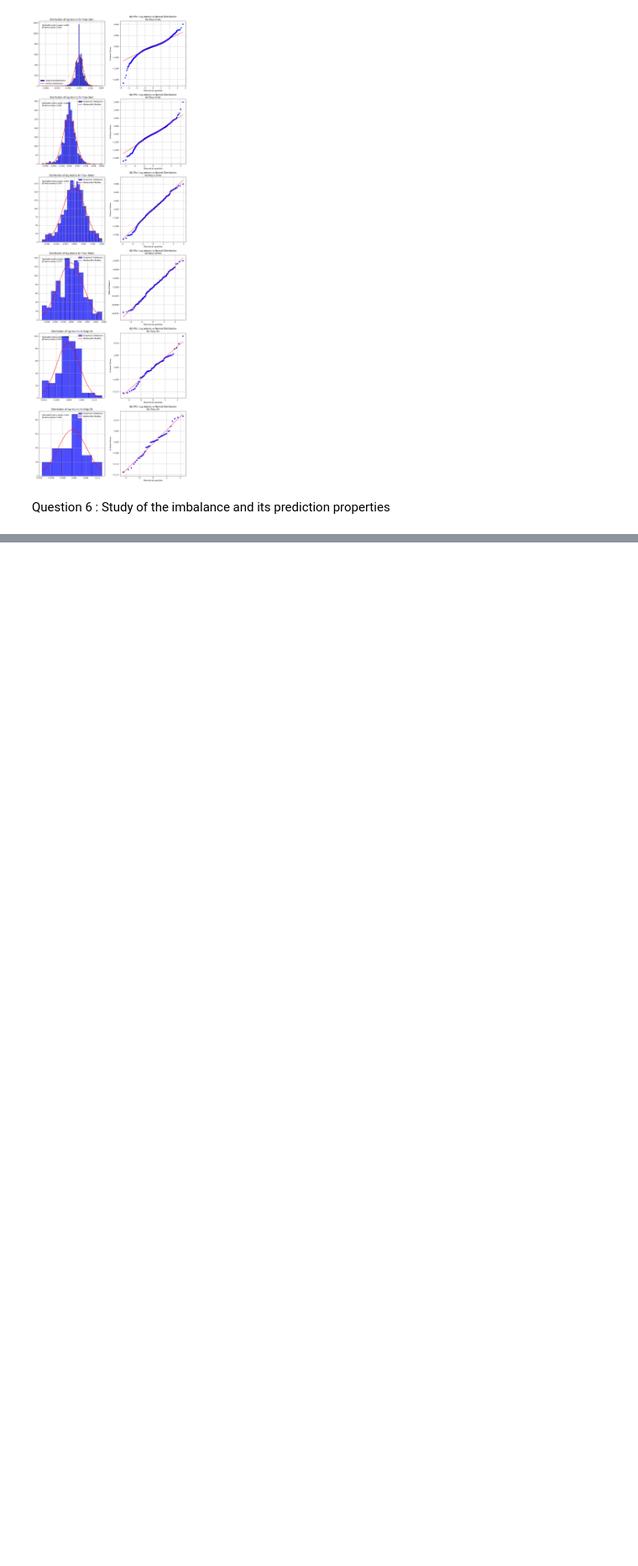
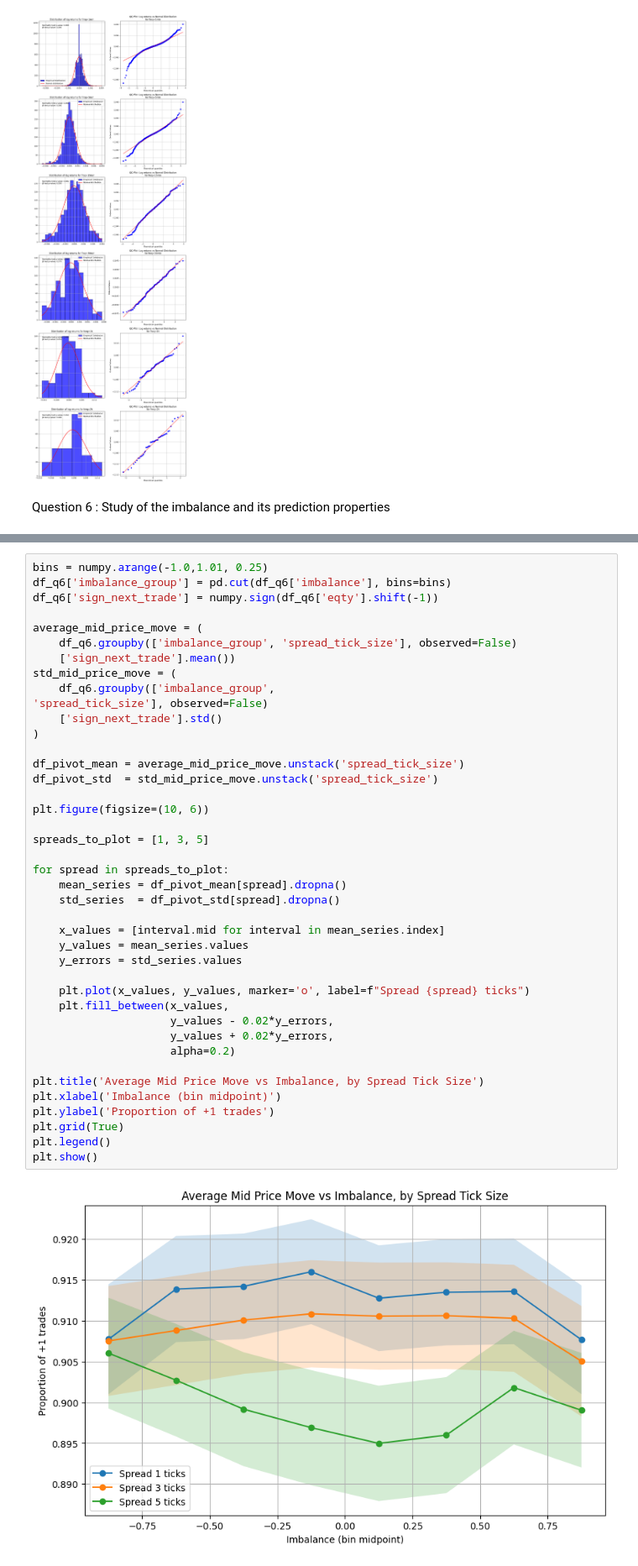
Before and after one commit to ethantrentin/High-Frequency-Data-Limit-Order-Books, a Jupyter notebook: DHF-LAB1-BOISTARD-ROCHE-TRENTIN.ipynb, the cells around one changed output, grey strips where cells are left out. Shown at 84% size. Drawn from its saved outputs; the diff is of its cells as text; blank space fills up the shorter version.

```diff
--- a/DHF-LAB1-BOISTARD-ROCHE-TRENTIN.ipynb
+++ b/DHF-LAB1-BOISTARD-ROCHE-TRENTIN.ipynb
@@ -588,0 +602,43 @@ plt.show()
+# %%
+bins = numpy.arange(-1.0,1.01, 0.25)
+df_q6['imbalance_group'] = pd.cut(df_q6['imbalance'], bins=bins)
+df_q6['sign_next_trade'] = numpy.sign(df_q6['eqty'].shift(-1))
+
+average_mid_price_move = (
+    df_q6.groupby(['imbalance_group', 'spread_tick_size'], observed=False)
+    ['sign_next_trade'].mean())
+std_mid_price_move = (
+    df_q6.groupby(['imbalance_group',
+'spread_tick_size'], observed=False)
+    ['sign_next_trade'].std()
+)
+
+df_pivot_mean = average_mid_price_move.unstack('spread_tick_size')
+df_pivot_std  = std_mid_price_move.unstack('spread_tick_size')
+
+plt.figure(figsize=(10, 6))
+
+spreads_to_plot = [1, 3, 5]
+
+for spread in spreads_to_plot:
+    mean_series = df_pivot_mean[spread].dropna()
+    std_series  = df_pivot_std[spread].dropna()
+
+    x_values = [interval.mid for interval in mean_series.index]
+    y_values = mean_series.values
+    y_errors = std_series.values
+
+    plt.plot(x_values, y_values, marker='o', label=f"Spread {spread} ticks")
+    plt.fill_between(x_values,
+                     y_values - 0.02*y_errors,
+                     y_values + 0.02*y_errors,
+                     alpha=0.2)
+
+plt.title('Average Mid Price Move vs Imbalance, by Spread Tick Size')
+plt.xlabel('Imbalance (bin midpoint)')
+plt.ylabel('Proportion of +1 trades')
+plt.grid(True)
+plt.legend()
+plt.show()
+# %% [output]
+[figure, added]
```
Also changed, not shown: parts of 4 cells of this notebook.
